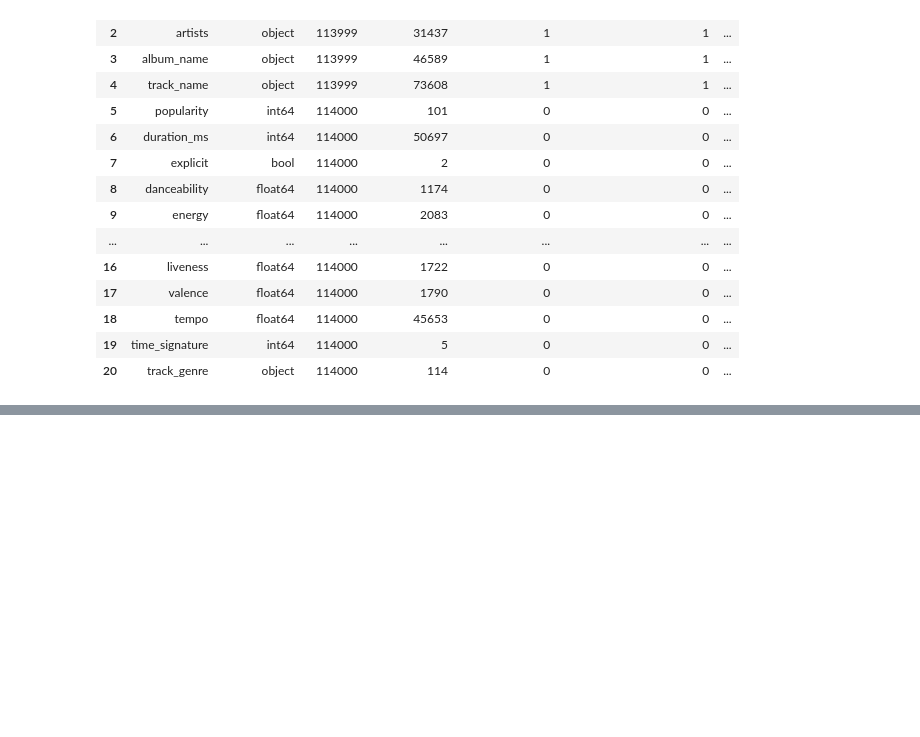
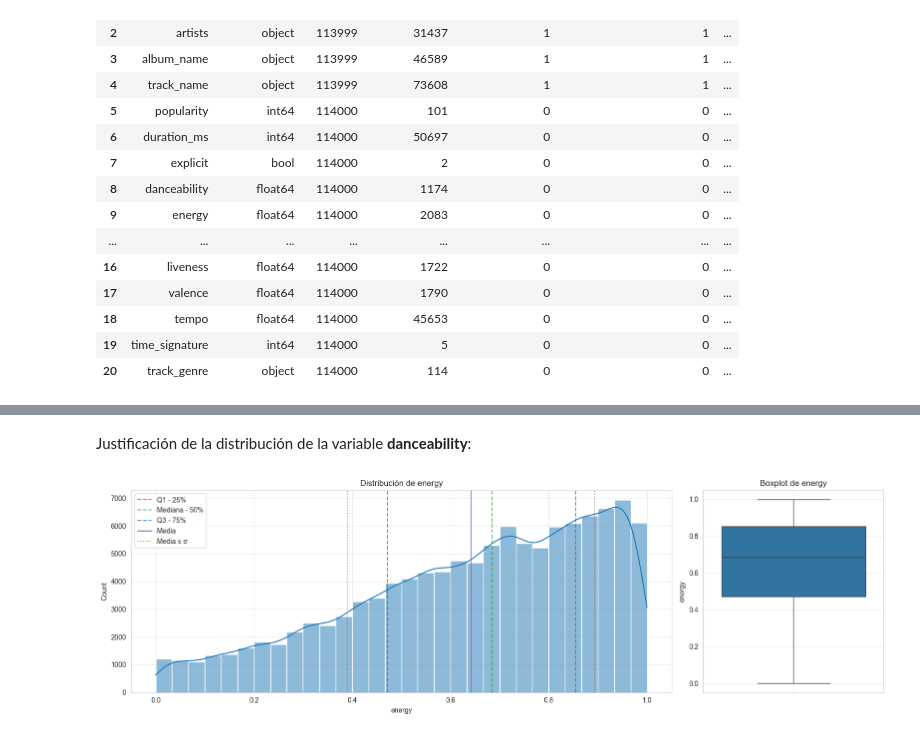
Before and after one commit to marcfernandezpereiraUOC/TFG, a Jupyter notebook: 01_exploracion.ipynb, the cells around one changed output, grey strips where cells are left out. Saved outputs shown, nothing was run; the diff lists cells and outputs as text; code cells hidden in the pictures; blank space fills up the shorter version.

```diff
--- a/01_exploracion.ipynb
+++ b/01_exploracion.ipynb
@@ -138,0 +206,6 @@ Sin embargo, es importante tener en cuenta que estos duplicados deberán ser eli
+# %% [markdown]
+Justificación de la distribución de la variable **danceability**:
+# %%
+plot_distribution(num_df, 'energy')
+# %% [output]
+[figure, added]
```
Also changed, not shown: parts of 37 cells of this notebook, 3 other files.
